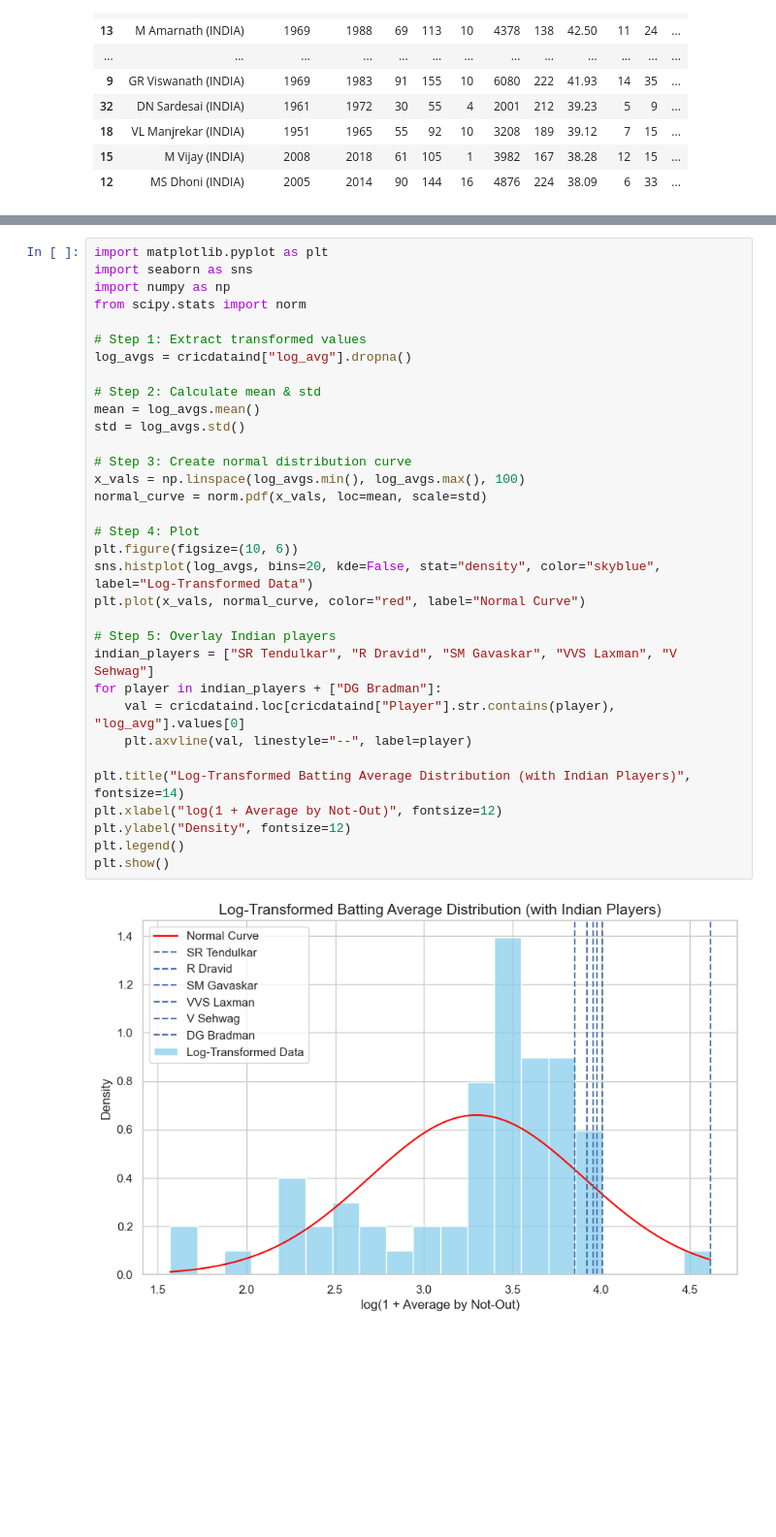
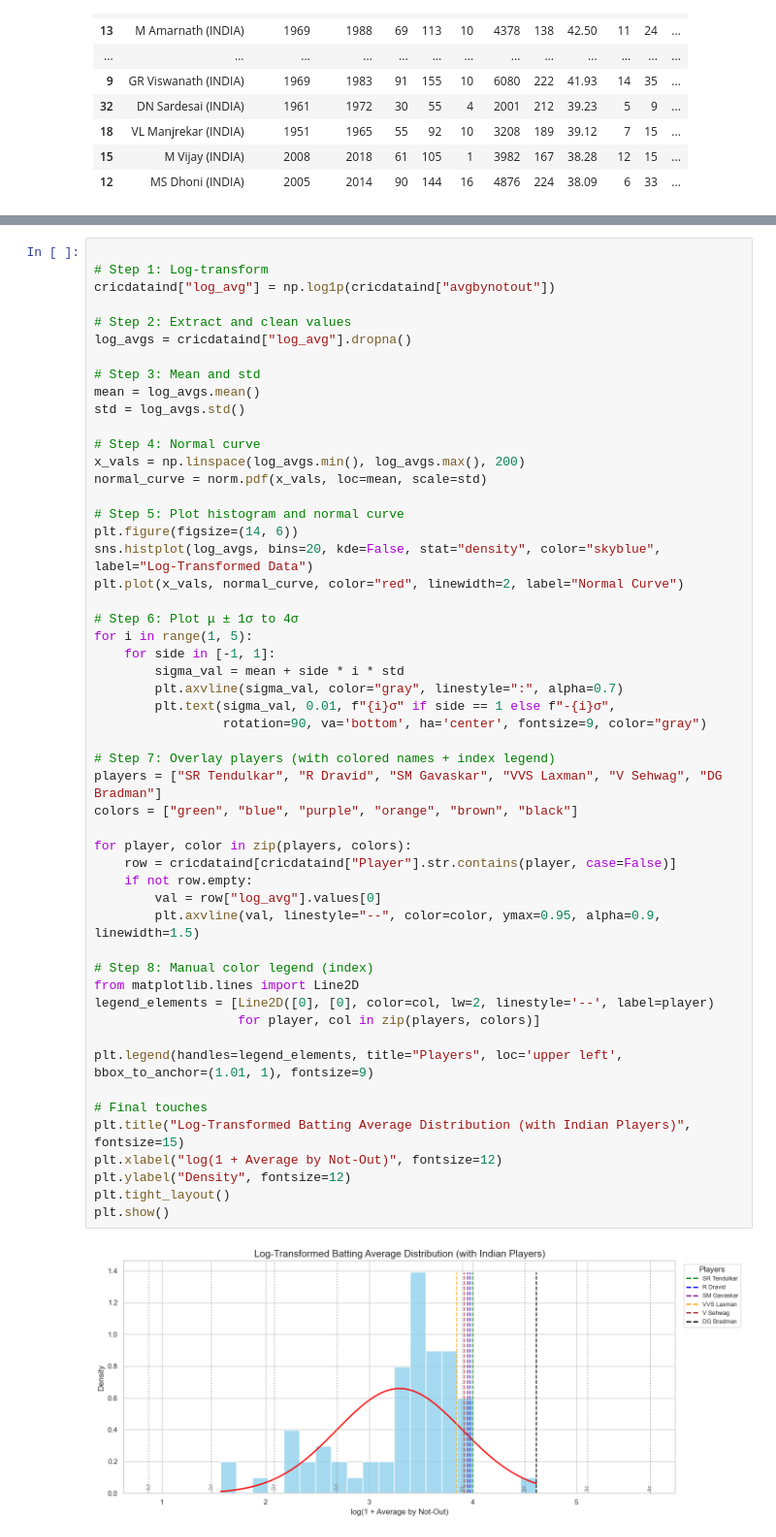
Before and after one commit to meetsudra11/myprojects, a Jupyter notebook: cricstat.ipynb, the cells around one changed output, grey strips where cells are left out. Shown at 97% size. Drawn from its saved outputs; the diff is of its cells as text; blank space fills up the shorter version.

```diff
--- a/cricstat.ipynb
+++ b/cricstat.ipynb
@@ -392,35 +388,54 @@ cricdataind["log_avg"] = np.log1p(cricdataind["avgbynotout"])
 # %%
-import matplotlib.pyplot as plt
-import seaborn as sns
-import numpy as np
-from scipy.stats import norm
 
-# Step 1: Extract transformed values
+# Step 1: Log-transform
+cricdataind["log_avg"] = np.log1p(cricdataind["avgbynotout"])
+
+# Step 2: Extract and clean values
 log_avgs = cricdataind["log_avg"].dropna()
 
-# Step 2: Calculate mean & std
+# Step 3: Mean and std
 mean = log_avgs.mean()
 std = log_avgs.std()
 
-# Step 3: Create normal distribution curve
-x_vals = np.linspace(log_avgs.min(), log_avgs.max(), 100)
+# Step 4: Normal curve
+x_vals = np.linspace(log_avgs.min(), log_avgs.max(), 200)
 normal_curve = norm.pdf(x_vals, loc=mean, scale=std)
 
-# Step 4: Plot
-plt.figure(figsize=(10, 6))
+# Step 5: Plot histogram and normal curve
+plt.figure(figsize=(14, 6))
 sns.histplot(log_avgs, bins=20, kde=False, stat="density", color="skyblue", label="Log-Transformed Data")
-plt.plot(x_vals, normal_curve, color="red", label="Normal Curve")
+plt.plot(x_vals, normal_curve, color="red", linewidth=2, label="Normal Curve")
 
-# Step 5: Overlay Indian players
-indian_players = ["SR Tendulkar", "R Dravid", "SM Gavaskar", "VVS Laxman", "V Sehwag"]
-for player in indian_players + ["DG Bradman"]:
-    val = cricdataind.loc[cricdataind["Player"].str.contains(player), "log_avg"].values[0]
-    plt.axvline(val, linestyle="--", label=player)
+# Step 6: Plot μ ± 1σ to 4σ
+for i in range(1, 5):
+    for side in [-1, 1]:
+        sigma_val = mean + side * i * std
+        plt.axvline(sigma_val, color="gray", linestyle=":", alpha=0.7)
+        plt.text(sigma_val, 0.01, f"{i}σ" if side == 1 else f"-{i}σ",
+                 rotation=90, va='bottom', ha='center', fontsize=9, color="gray")
 
-plt.title("Log-Transformed Batting Average Distribution (with Indian Players)", fontsize=14)
+# Step 7: Overlay players (with colored names + index legend)
+players = ["SR Tendulkar", "R Dravid", "SM Gavaskar", "VVS Laxman", "V Sehwag", "DG Bradman"]
+colors = ["green", "blue", "purple", "orange", "brown", "black"]
+
+for player, color in zip(players, colors):
+    row = cricdataind[cricdataind["Player"].str.contains(player, case=False)]
+    if not row.empty:
+        val = row["log_avg"].values[0]
+        plt.axvline(val, linestyle="--", color=color, ymax=0.95, alpha=0.9, linewidth=1.5)
+
+# Step 8: Manual color legend (index)
+from matplotlib.lines import Line2D
+legend_elements = [Line2D([0], [0], color=col, lw=2, linestyle='--', label=player)
+                   for player, col in zip(players, colors)]
+
+plt.legend(handles=legend_elements, title="Players", loc='upper left', bbox_to_anchor=(1.01, 1), fontsize=9)
+
+# Final touches
+plt.title("Log-Transformed Batting Average Distribution (with Indian Players)", fontsize=15)
 plt.xlabel("log(1 + Average by Not-Out)", fontsize=12)
 plt.ylabel("Density", fontsize=12)
-plt.legend()
+plt.tight_layout()
 plt.show()
 # %% [output]
-[figure, old version]
+[figure, new version]
```
Also changed, not shown: parts of 5 cells of this notebook.
